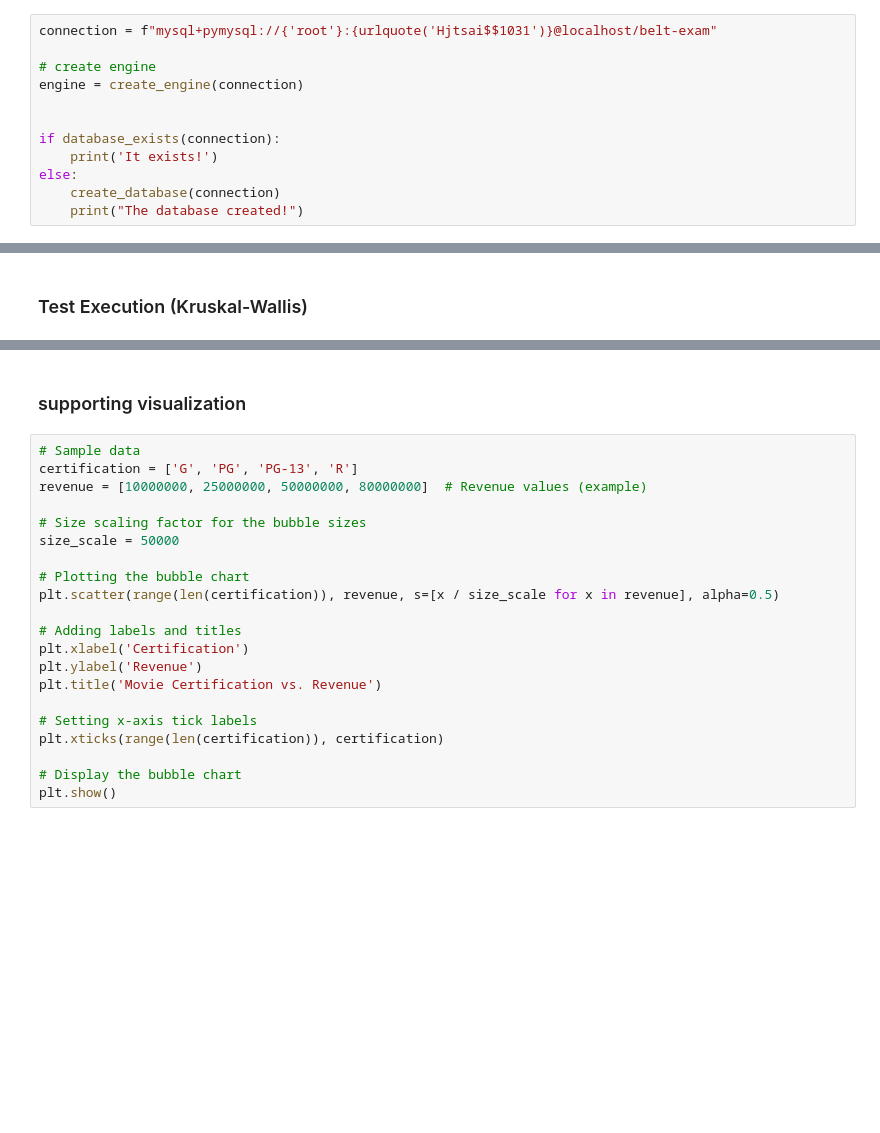
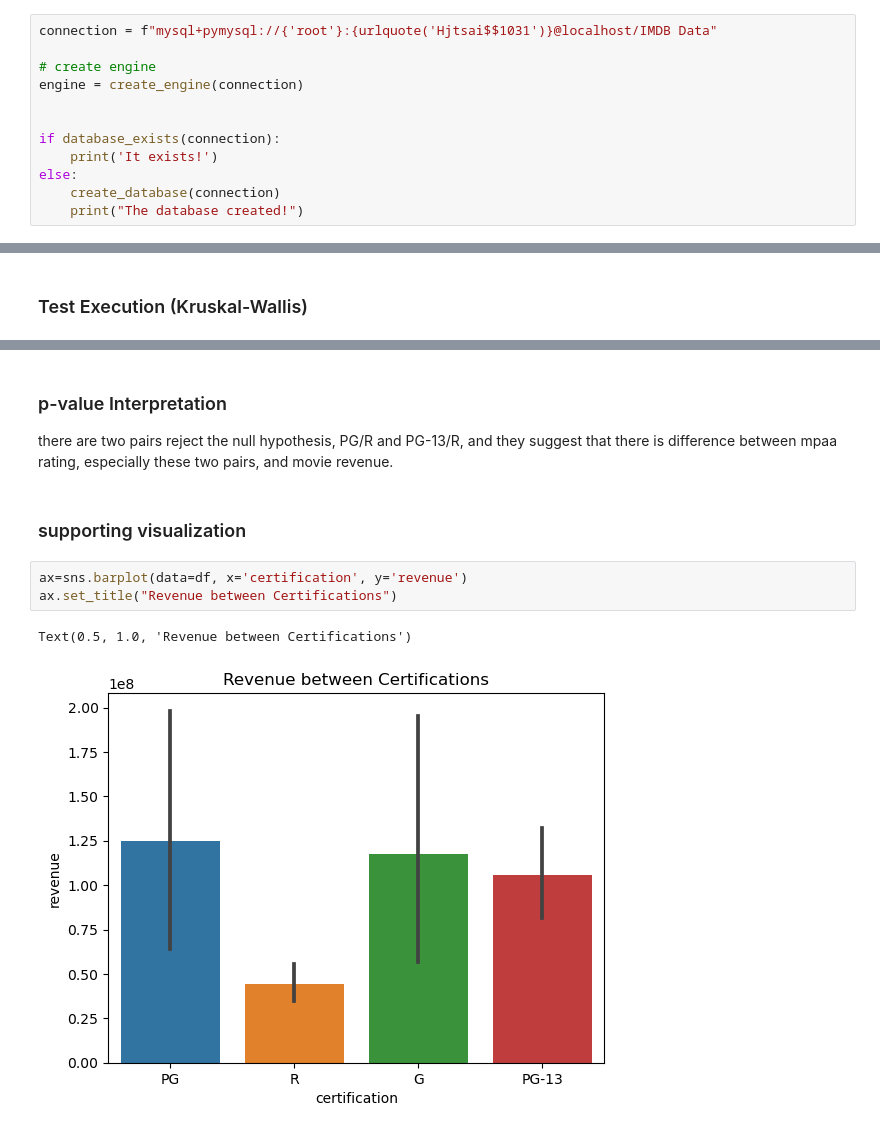
Before and after one commit to hawkeyedatatsai/IMDB-Data, a Jupyter notebook: IMDB Data Part-4.ipynb, the cells around one changed output, grey strips where cells are left out. Drawn from its saved outputs; the diff is of its cells as text; blank space fills up the shorter version.

```diff
--- a/IMDB Data Part-4.ipynb
+++ b/IMDB Data Part-4.ipynb
@@ -13,7 +14,7 @@ import scipy.stats as stats
 from statsmodels.stats.multicomp import pairwise_tukeyhsd
 import statsmodels.stats.multicomp as mc
 # %%
-connection = f"mysql+pymysql://{'root'}:{urlquote('Hjtsai$$1031')}@localhost/belt-exam"
+connection = f"mysql+pymysql://{'root'}:{urlquote('Hjtsai$$1031')}@localhost/IMDB Data"
 
 # create engine
 engine = create_engine(connection)
@@ -146,23 +202,12 @@ Therefore, we conclude that the different regions have statistically similar ins
+# %% [markdown]
+### p-value Interpretation
+
+there are two pairs reject the null hypothesis, PG/R and PG-13/R, and they suggest that there is difference between mpaa rating, especially these two pairs, and movie revenue.
 # %% [markdown]
 ### supporting visualization
-# %%
-# Sample data
-certification = ['G', 'PG', 'PG-13', 'R']
-revenue = [10000000, 25000000, 50000000, 80000000]  # Revenue values (example)
-
-# Size scaling factor for the bubble sizes
-size_scale = 50000
-
-# Plotting the bubble chart
-plt.scatter(range(len(certification)), revenue, s=[x / size_scale for x in revenue], alpha=0.5)
-
-# Adding labels and titles
-plt.xlabel('Certification')
-plt.ylabel('Revenue')
-plt.title('Movie Certification vs. Revenue')
-
-# Setting x-axis tick labels
-plt.xticks(range(len(certification)), certification)
-
-# Display the bubble chart
-plt.show()
+# %%
+ax=sns.barplot(data=df, x='certification', y='revenue')
+ax.set_title("Revenue between Certifications")
+# %% [output]
+Text(0.5, 1.0, 'Revenue between Certifications')
+[figure, added]
```
Also changed, not shown: parts of 21 cells of this notebook.
